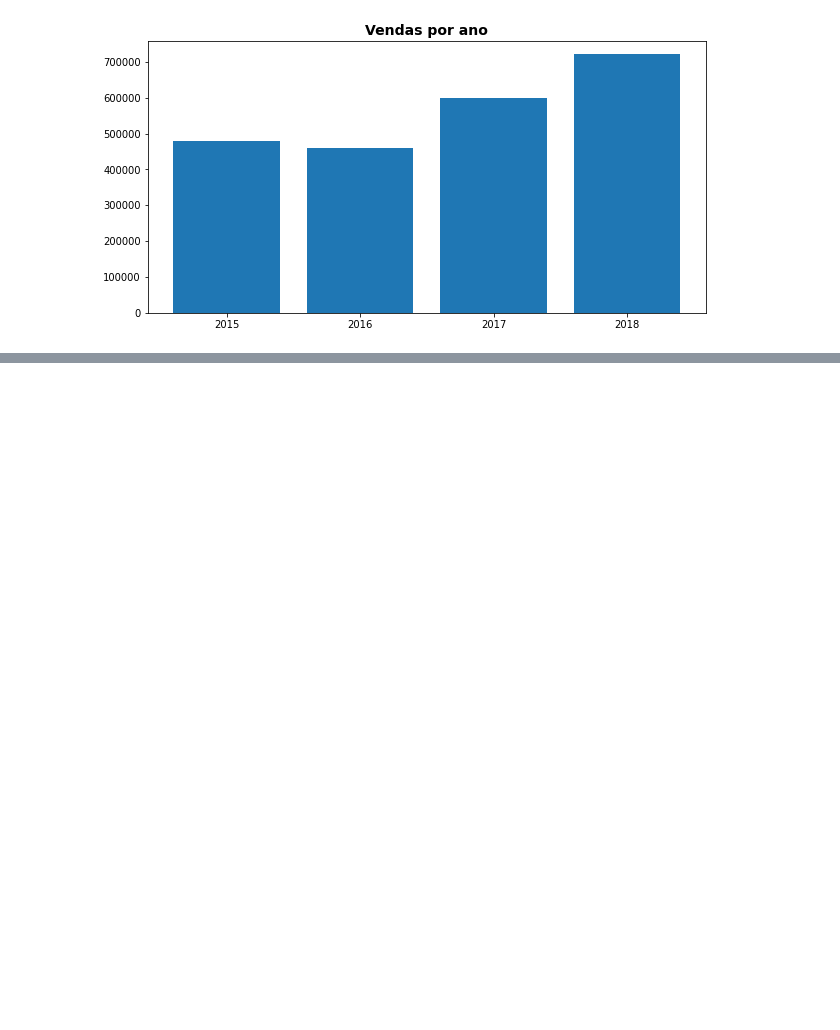
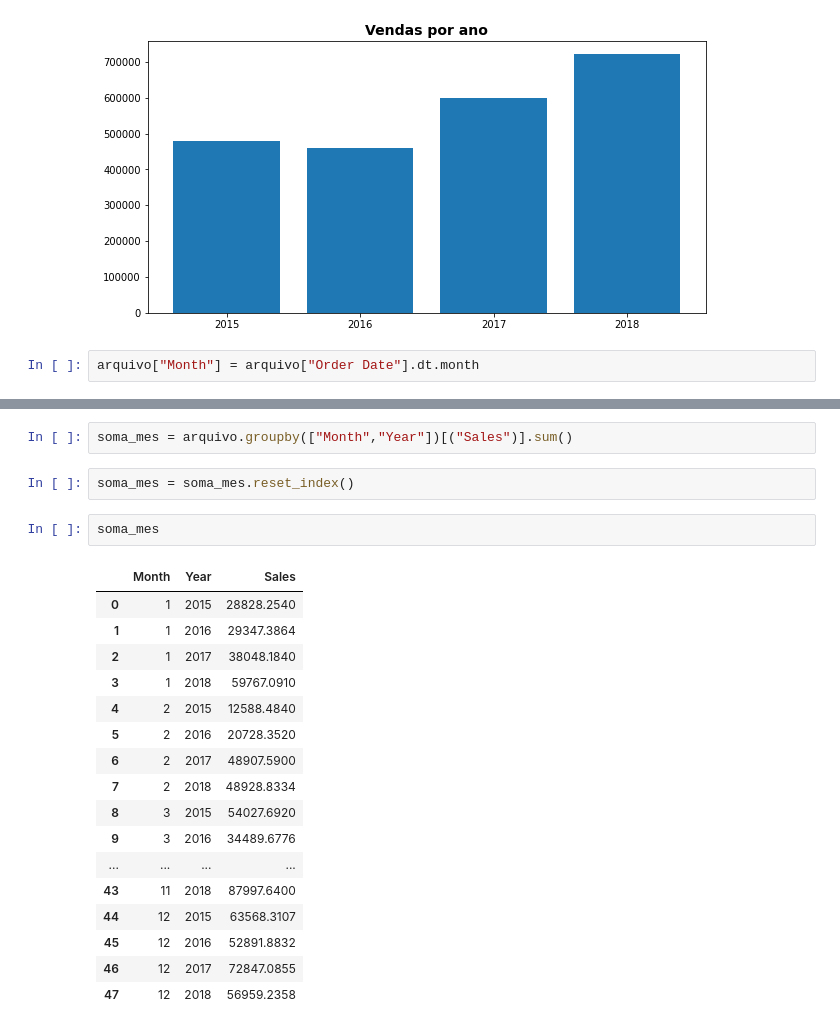
Before and after one commit to diegoSilva93/criando-uma-apresentacao-executiva, a Jupyter notebook: criando uma apresentacao executiva.ipynb, the cells around one changed output, grey strips where cells are left out. Drawn from its saved outputs; the diff is of its cells as text; blank space fills up the shorter version.

```diff
--- a/criando uma apresentacao executiva.ipynb
+++ b/criando uma apresentacao executiva.ipynb
@@ -135,3 +135,5 @@ ax.xaxis.set_ticks([2015,2016,2017,2018])
 plt.show()
 # %% [output]
 [figure]
+# %%
+arquivo["Month"] = arquivo["Order Date"].dt.month
@@ -137,0 +147,24 @@ plt.show()
+# %%
+soma_mes = arquivo.groupby(["Month","Year"])[("Sales")].sum()
+# %%
+soma_mes = soma_mes.reset_index()
+# %%
+soma_mes
+# %% [output]
+|  | Month | Year | Sales |
+| 0 | 1 | 2015 | 28828.2540 |
+| 1 | 1 | 2016 | 29347.3864 |
+| 2 | 1 | 2017 | 38048.1840 |
+| 3 | 1 | 2018 | 59767.0910 |
+| 4 | 2 | 2015 | 12588.4840 |
+| 5 | 2 | 2016 | 20728.3520 |
+| 6 | 2 | 2017 | 48907.5900 |
+| 7 | 2 | 2018 | 48928.8334 |
+| 8 | 3 | 2015 | 54027.6920 |
+| 9 | 3 | 2016 | 34489.6776 |
+| ... | ... | ... | ... |
+| 43 | 11 | 2018 | 87997.6400 |
+| 44 | 12 | 2015 | 63568.3107 |
+| 45 | 12 | 2016 | 52891.8832 |
+| 46 | 12 | 2017 | 72847.0855 |
+| 47 | 12 | 2018 | 56959.2358 |
```
Also changed, not shown: parts of 1 cell of this notebook.
